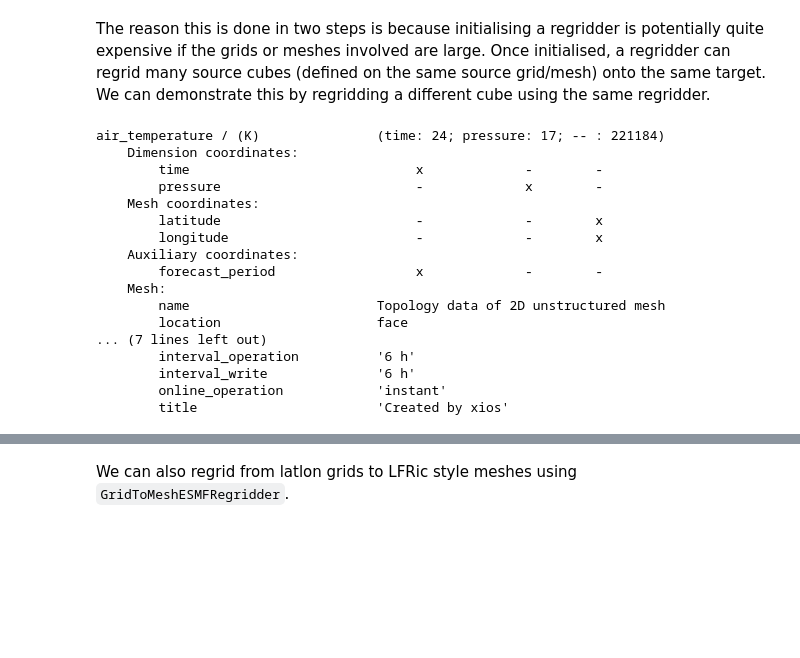
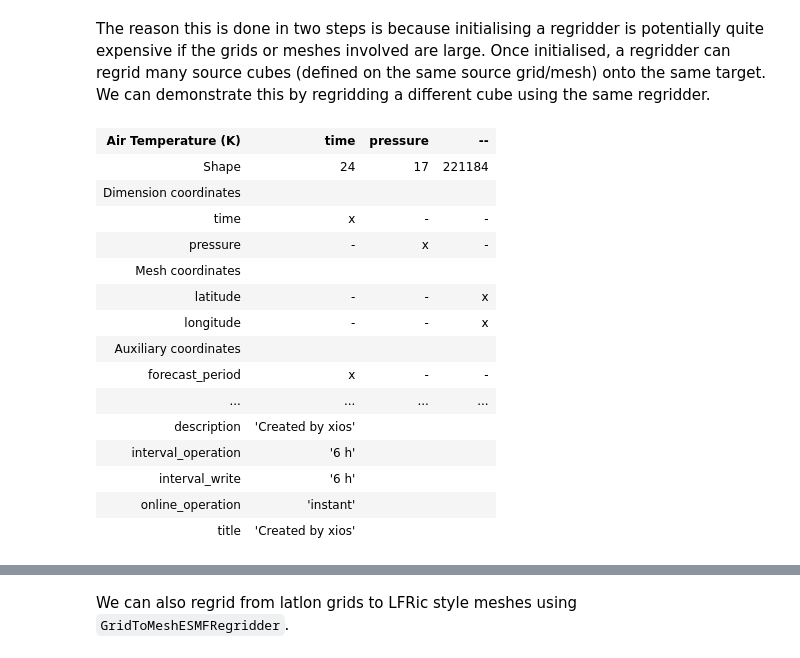
Before and after one commit to scitools-classroom/iris-mesh-tutorial, a Jupyter notebook: notebooks/Sec_05_Regridding.ipynb, the cells around one changed output, grey strips where cells are left out. Drawn from its saved outputs; the diff is of its cells as text; code cells hidden in the pictures; blank space fills up the shorter version.

```diff
--- a/notebooks/Sec_05_Regridding.ipynb
+++ b/notebooks/Sec_05_Regridding.ipynb
@@ -89,40 +93,31 @@ surface_altitude / (m)              (latitude: 480; longitude: 640)
 # %% [markdown]
 The reason this is done in two steps is because initialising a regridder is potentially quite expensive if the grids or meshes involved are large. Once initialised, a regridder can regrid many source cubes (defined on the same source grid/mesh) onto the same target. We can demonstrate this by regridding a different cube using the same regridder.
 # %%
-# TODO: consider having a different cube to load here.
-#   consider a step to check that their meshes are equal.
-mesh_temp_file = lfric_dir / "lf_temp_cube.nc"
-
-with PARSE_UGRID_ON_LOAD.context():
-    mesh_cube_2 = load_cube(mesh_temp_file)
+# Load an air temperature cube.
+from testdata_fetching import lfric_temp
+mesh_temp = lfric_temp()
 
 # We can check that this cube shares the same mesh.
-assert mesh_cube_2.mesh == mesh_cube.mesh
+assert mesh_temp.mesh == mesh_cube.mesh
 
-# # Create a different cube defined on the same Mesh.
-# # This cube has different data, shape and dimension order.
-# # You can also try changing the cube name and attributes.
-# mesh_cube_2 = mesh_cube.copy(np.random.rand(*mesh_cube.shape))[:12]
-# mesh_cube_2.transpose()
-print(mesh_cube_2)
+mesh_temp
 # %% [output]
-air_temperature / (K)               (time: 24; pressure: 17; -- : 221184)
-    Dimension coordinates:
-        time                             x             -        -
-        pressure                         -             x        -
-    Mesh coordinates:
-        latitude                         -             -        x
-        longitude                        -             -        x
-    Auxiliary coordinates:
-        forecast_period                  x             -        -
-    Mesh:
-        name                        Topology data of 2D unstructured mesh
-        location                    face
-... (7 lines left out)
-        interval_operation          '6 h'
-        interval_write              '6 h'
-        online_operation            'instant'
-        title                       'Created by xios'
+| Air Temperature (K) | time | pressure | -- |
+| Shape | 24 | 17 | 221184 |
+| Dimension coordinates |  |  |  |
+| time | x | - | - |
+| pressure | - | x | - |
+| Mesh coordinates |  |  |  |
+| latitude | - | - | x |
+| longitude | - | - | x |
+| Auxiliary coordinates |  |  |  |
+| forecast_period | x | - | - |
+| ... | ... | ... | ... |
+| description | 'Created by xios' |  |  |
+| interval_operation | '6 h' |  |  |
+| interval_write | '6 h' |  |  |
+| online_operation | 'instant' |  |  |
+| title | 'Created by xios' |  |  |
 # %%
 # Regrid the new mesh cube using the same regridder.
 # Note how the time coordinate is also transposed in the result.
```
Also changed, not shown: parts of 16 cells of this notebook, 2 other files.
